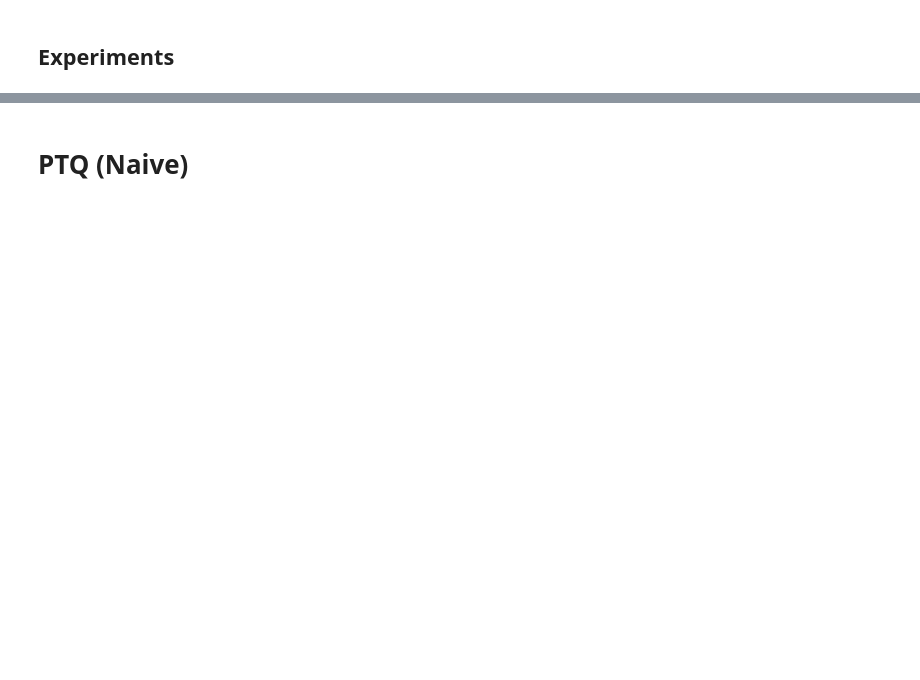
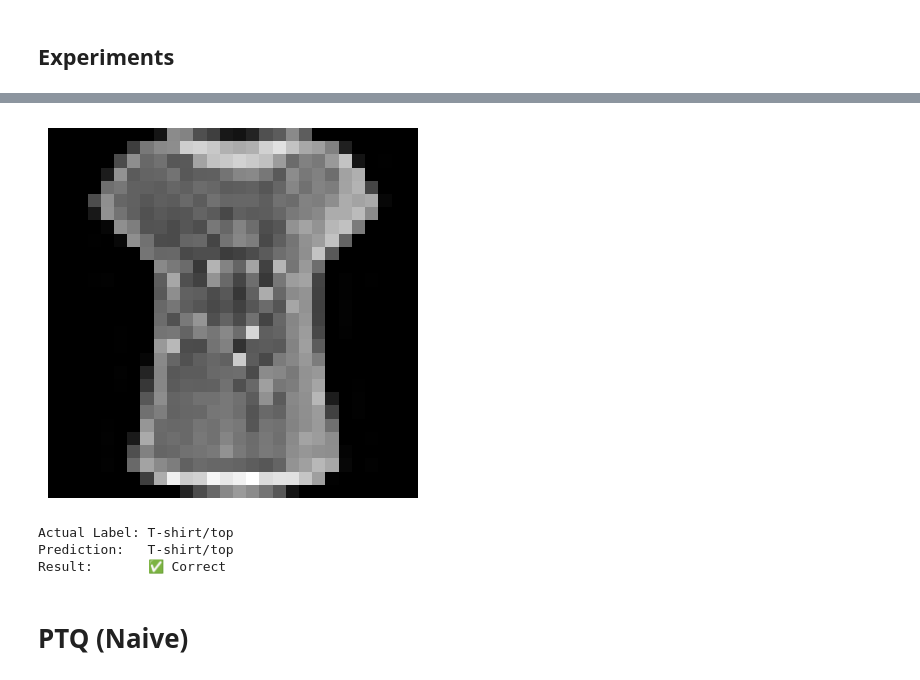
Before and after one commit to Lezhor/QuantizationPaper, a Jupyter notebook: notebooks/Quantization Training.ipynb, the cells around one changed output, grey strips where cells are left out. Drawn from its saved outputs; the diff is of its cells as text; code cells hidden in the pictures; blank space fills up the shorter version.

```diff
--- a/notebooks/Quantization Training.ipynb
+++ b/notebooks/Quantization Training.ipynb
@@ -286,4 +314,37 @@ print(len(test_loader) * batch_size)
 10048
+# %%
+def visualize_prediction(model, dataset):
+    idx = random.randint(0, len(dataset) - 1)
+    img_tensor, label = dataset[idx]
+    plt.imshow(img_tensor.squeeze(), cmap="gray")  # squeeze turns (1, 28, 28) to (28, 28) i think
+    plt.axis("off")
+    plt.show()
+
+    # Inference
+    model.eval()
+    input_batch = img_tensor.unsqueeze(0).to(device)
+
+    with torch.no_grad():
+        output = model(input_batch)
+        prediction = output.argmax(dim=1).item()
+
+    pred_name = class_names[prediction]
+    gt_name   = class_names[label]
+
+    print(f"Actual Label: {gt_name}")
+    print(f"Prediction:   {pred_name}")
+
+    if prediction == label:
+        print("Result:       ✅ Correct")
+    else:
+        print("Result:       ❌ Incorrect")
+
+visualize_prediction(model, test_dataset)
+# %% [output]
+[figure, added]
+Actual Label: T-shirt/top
+Prediction:   T-shirt/top
+Result:       ✅ Correct
 # %% [markdown]
 # PTQ (Naive)
 # %%
```
Also changed, not shown: parts of 29 cells of this notebook.
